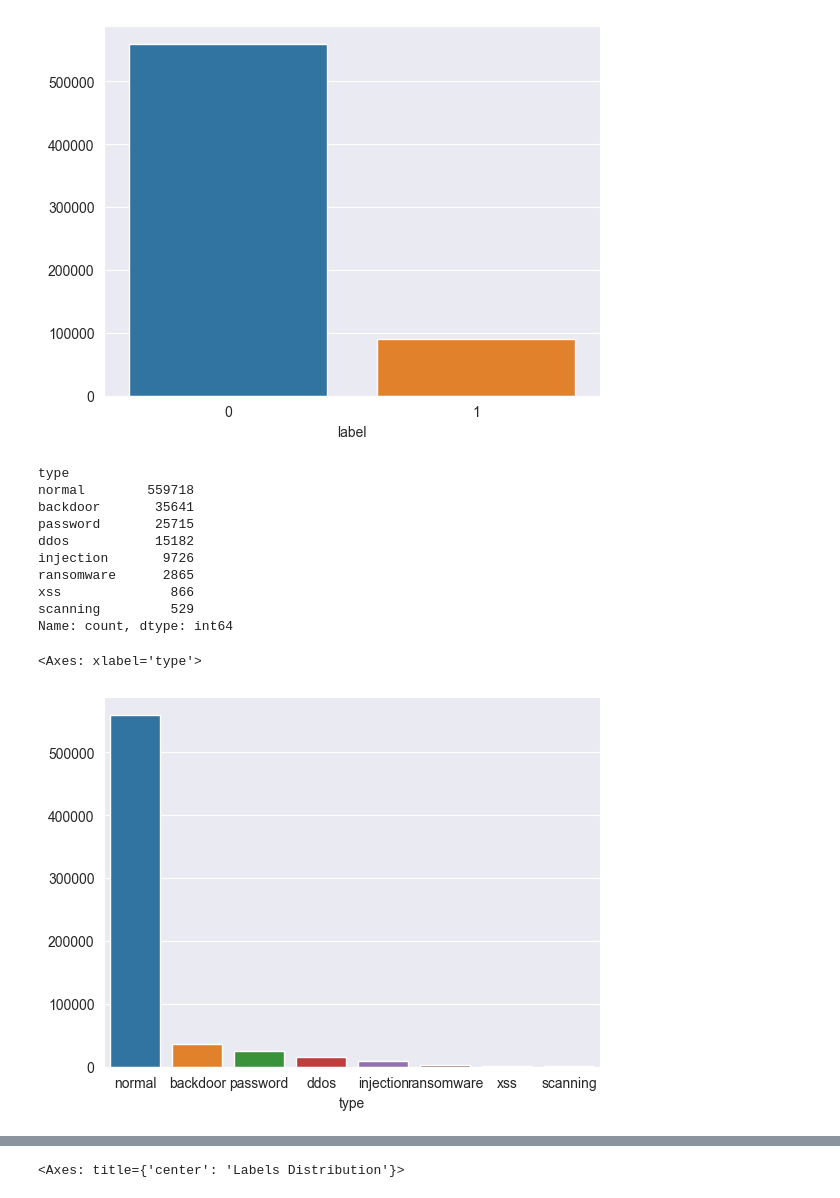
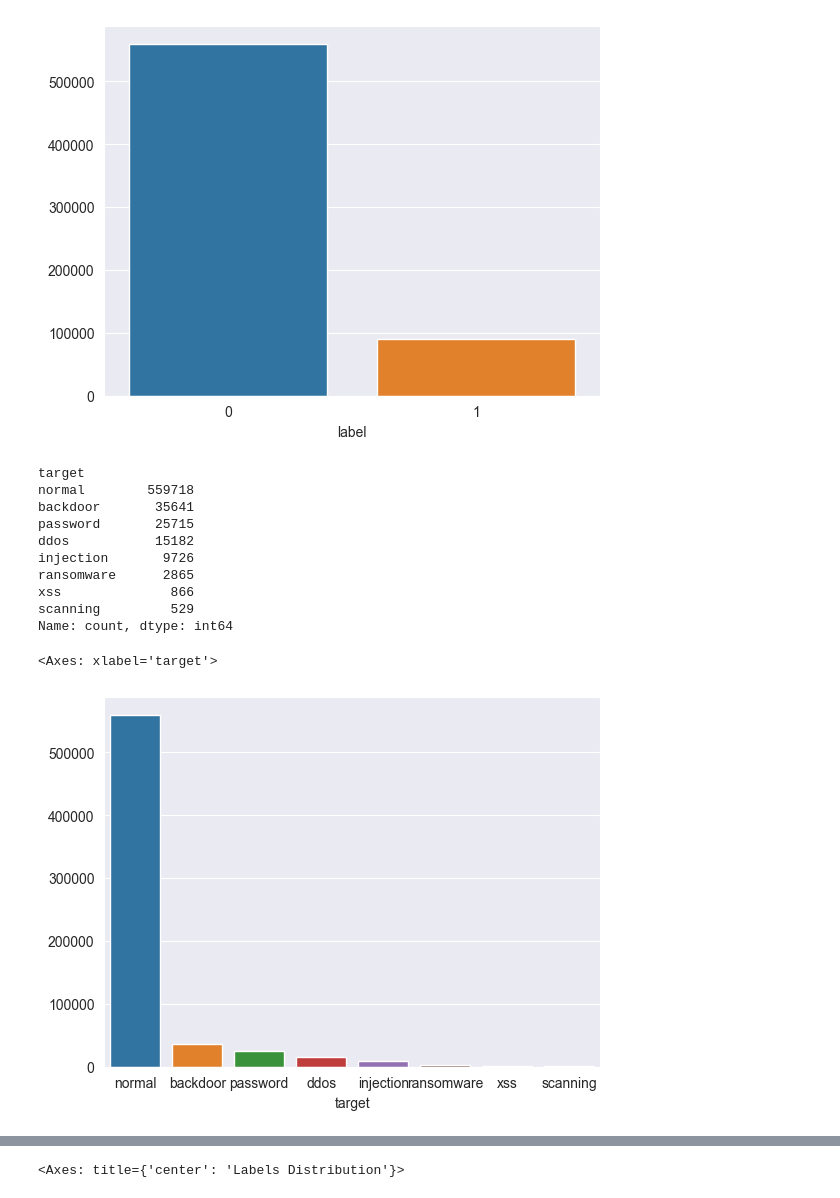
Before and after one commit to Hongwei-Z/SC-MLIDS, a Jupyter notebook: Data_Preprocessing.ipynb, the cells around one changed output, grey strips where cells are left out. Cells and saved outputs as stored; diff of their text form; code cells hidden in the pictures.

```diff
--- a/Data_Preprocessing.ipynb
+++ b/Data_Preprocessing.ipynb
@@ -5,7 +10,7 @@ from imblearn.over_sampling import SMOTE
 import seaborn as sb
 # %%
 # Read the dataset
-dataset = pd.read_csv('./IoT_Weather.csv')
+dataset = pd.read_csv('./datasets/IoT_Weather.csv')
 dataset.head()
 # %% [output]
 |  | date | time | temperature | pressure | humidity | label | type |
@@ -43,0 +51,6 @@ memory usage: 24.8+ MB
+# %%
+# Remove the time and date, and rename the type
+dataset = dataset.drop('date', axis=1)
+dataset = dataset.drop('time', axis=1)
+dataset = dataset.rename(columns={'type': 'target'})
+dataset.head()
@@ -43,0 +64,7 @@ memory usage: 24.8+ MB
+# %%
+# Normalize the dataset, and shuffle it
+normalize = ['temperature', 'pressure', 'humidity']
+scaler = Normalizer()
+dataset[normalize] = scaler.fit_transform(dataset[normalize])
+dataset = shuffle(dataset, random_state=42)
+dataset.head()
@@ -56,7 +93,7 @@ sb.barplot(y=dataset['label'].value_counts().values, x=dataset['label'].value_co
 # %%
-dataset['type'].value_counts()
+dataset['target'].value_counts()
 # %% [output]
-type
+target
 normal        559718
 backdoor       35641
 password       25715
@@ -67,8 +104,8 @@ xss              866
 scanning         529
 Name: count, dtype: int64
 # %%
-sb.barplot(y=dataset['type'].value_counts().values, x=dataset['type'].value_counts().index)
+sb.barplot(y=dataset['target'].value_counts().values, x=dataset['target'].value_counts().index)
 # %% [output]
-<Axes: xlabel='type'>
+<Axes: xlabel='target'>
-[figure, old version]
+[figure, new version]
 # %%
```
Also changed, not shown: parts of 22 cells of this notebook, 5 other files.
